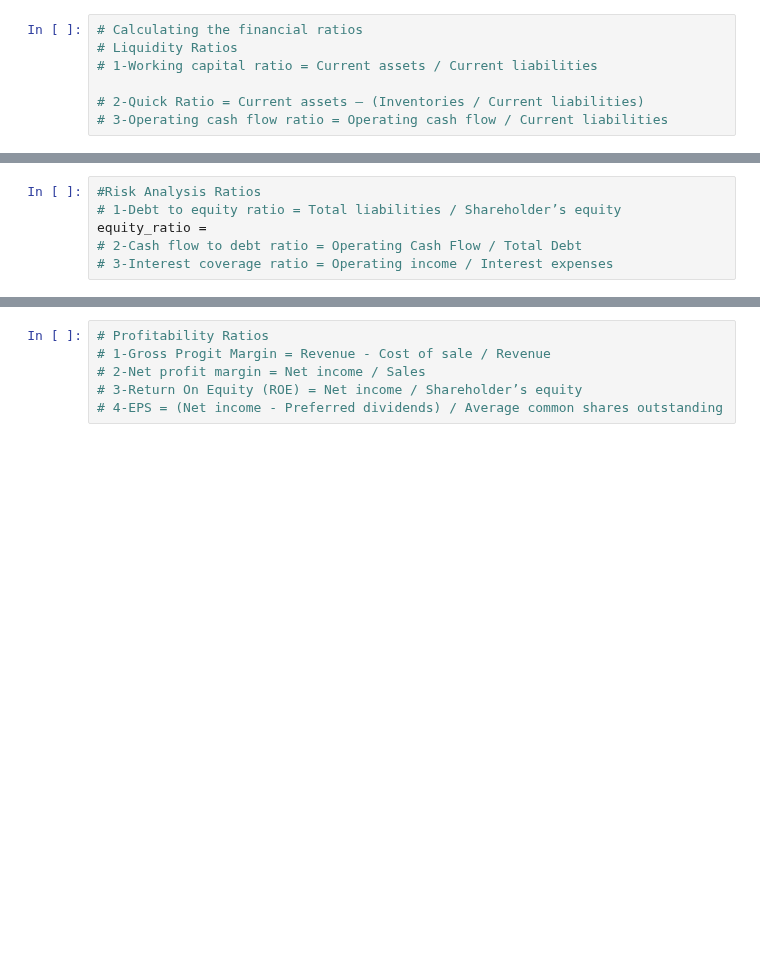
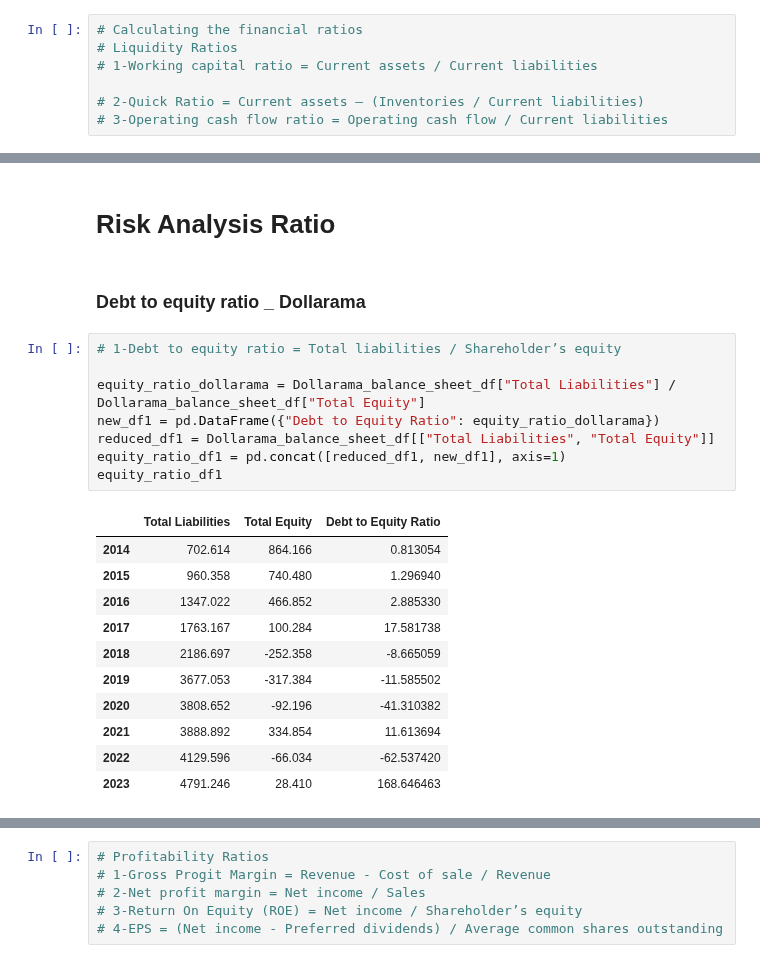
Before and after one commit to jash1112/project-financial_analysis, a Jupyter notebook: the_project_Aayush.ipynb, the cells around one changed output, grey strips where cells are left out. Saved outputs shown, nothing was run; the diff lists cells and outputs as text; blank space fills up the shorter version.

```diff
--- a/the_project_Aayush.ipynb
+++ b/the_project_Aayush.ipynb
@@ -364,6 +371,24 @@ Dollarama_income_statement_df
+# %% [markdown]
+# Risk Analysis Ratio
+# %% [markdown]
+### Debt to equity ratio _ Dollarama
 # %%
-#Risk Analysis Ratios
 # 1-Debt to equity ratio = Total liabilities / Shareholder’s equity
-equity_ratio =
-# 2-Cash flow to debt ratio = Operating Cash Flow / Total Debt
-# 3-Interest coverage ratio = Operating income / Interest expenses
+
+equity_ratio_dollarama = Dollarama_balance_sheet_df["Total Liabilities"] / Dollarama_balance_sheet_df["Total Equity"]
+new_df1 = pd.DataFrame({"Debt to Equity Ratio": equity_ratio_dollarama})
+reduced_df1 = Dollarama_balance_sheet_df[["Total Liabilities", "Total Equity"]]
+equity_ratio_df1 = pd.concat([reduced_df1, new_df1], axis=1)
+equity_ratio_df1
+# %% [output]
+|  | Total Liabilities | Total Equity | Debt to Equity Ratio |
+| 2014 | 702.614 | 864.166 | 0.813054 |
+| 2015 | 960.358 | 740.480 | 1.296940 |
+| 2016 | 1347.022 | 466.852 | 2.885330 |
+| 2017 | 1763.167 | 100.284 | 17.581738 |
+| 2018 | 2186.697 | -252.358 | -8.665059 |
+| 2019 | 3677.053 | -317.384 | -11.585502 |
+| 2020 | 3808.652 | -92.196 | -41.310382 |
+| 2021 | 3888.892 | 334.854 | 11.613694 |
+| 2022 | 4129.596 | -66.034 | -62.537420 |
+| 2023 | 4791.246 | 28.410 | 168.646463 |
```
Also changed, not shown: parts of 5 cells of this notebook.
